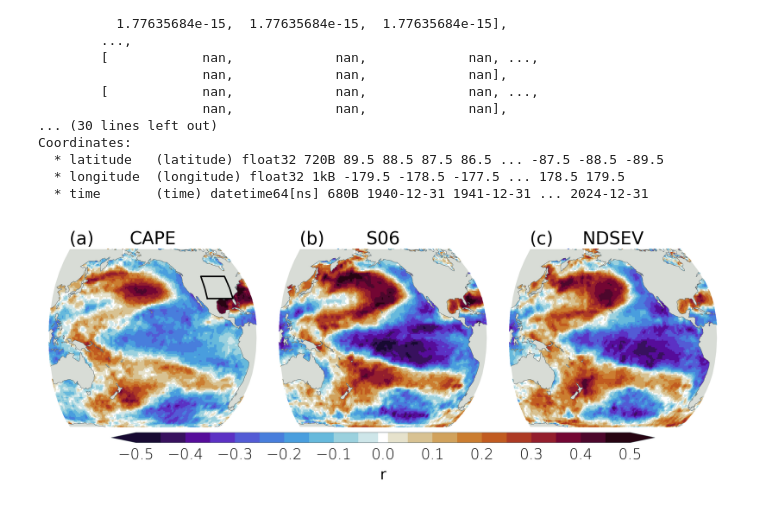
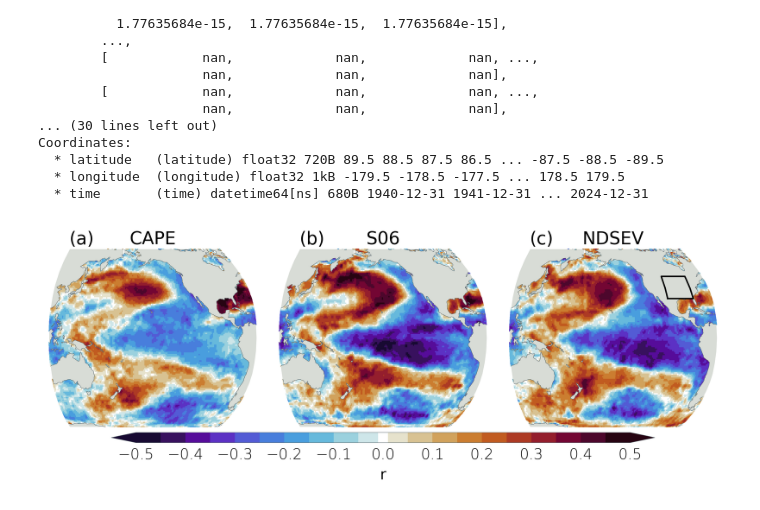
Before and after one commit to ivyglade/PDO_HCW, a Jupyter notebook: paper_figs/Fig1_correlation.ipynb, the cells around one changed output. Saved outputs shown, nothing was run; the diff lists cells and outputs as text; code cells hidden in the pictures.

```diff
--- a/paper_figs/Fig1_correlation.ipynb
+++ b/paper_figs/Fig1_correlation.ipynb
@@ -283,32 +263,34 @@ ax[2].pcolormesh(cape_corr_sel1['longitude'], cape_corr_sel1['latitude'], ndsev_
 
 ax[0].set_title('CAPE', pad=3)
 ax[1].set_title('S06', pad=3)
 ax[2].set_title('NDSEV', pad=3)
 
 ax[0].set_title('(a)', loc='left', pad=3, x=0.1)
 ax[1].set_title('(b)', loc='left', pad=3, x=0.1)
 ax[2].set_title('(c)', loc='left', pad=3, x=0.1)
 
 lat_min, lat_max = 30, 47
 lon_min, lon_max = pdo_functions.convert_longitudes(-105), pdo_functions.convert_longitudes(-82)
 rect_lons = [lon_min, lon_max, lon_max, lon_min, lon_min]
 rect_lats = [lat_min, lat_min, lat_max, lat_max, lat_min]
-ax[0].plot(rect_lons, rect_lats, color='black', lw=1, transform=ccrs.PlateCarree())
+ax[2].plot(rect_lons, rect_lats, color='black', lw=1, transform=ccrs.PlateCarree())
 
 cax = plt.axes([0.1, .22, 0.8, 0.02])
 cbar = plt.colorbar(mpl.cm.ScalarMappable(cmap='cmr.fusion_r', norm=norm), cax=cax, orientation='horizontal', spacing='proportional', extend='both', \
                     ticks=[-0.5, -0.4, -0.3, -0.2, -0.1, 0, 0.1, 0.2, 0.3, 0.4, 0.5])
 cbar.set_label(r'r', size=10, fontweight='normal', color='black')
 cbar.ax.tick_params(which='both', labelsize=10, width=0.5, length=0, labelcolor='black')
 cbar.outline.set_linewidth(0.25)
 cbar.outline.set_color('xkcd:gunmetal')
 # cbar.outline.set_visible(False)
 
 plt.subplots_adjust(left=0,
                     bottom=0.25,
                     right=1.,
                     top=0.6,
                     wspace=0.05,
                     hspace=0.05)
+
+fig.savefig('/scratch/ivyglade/pdo/paper_figs/saved_pngs/Fig1_correlation_ndsev_box.png', bbox_inches='tight')
 # %% [output]
-[figure, old version]
+[figure, new version]
```
Also changed, not shown: parts of 1 cell of this notebook, 4 other files.
